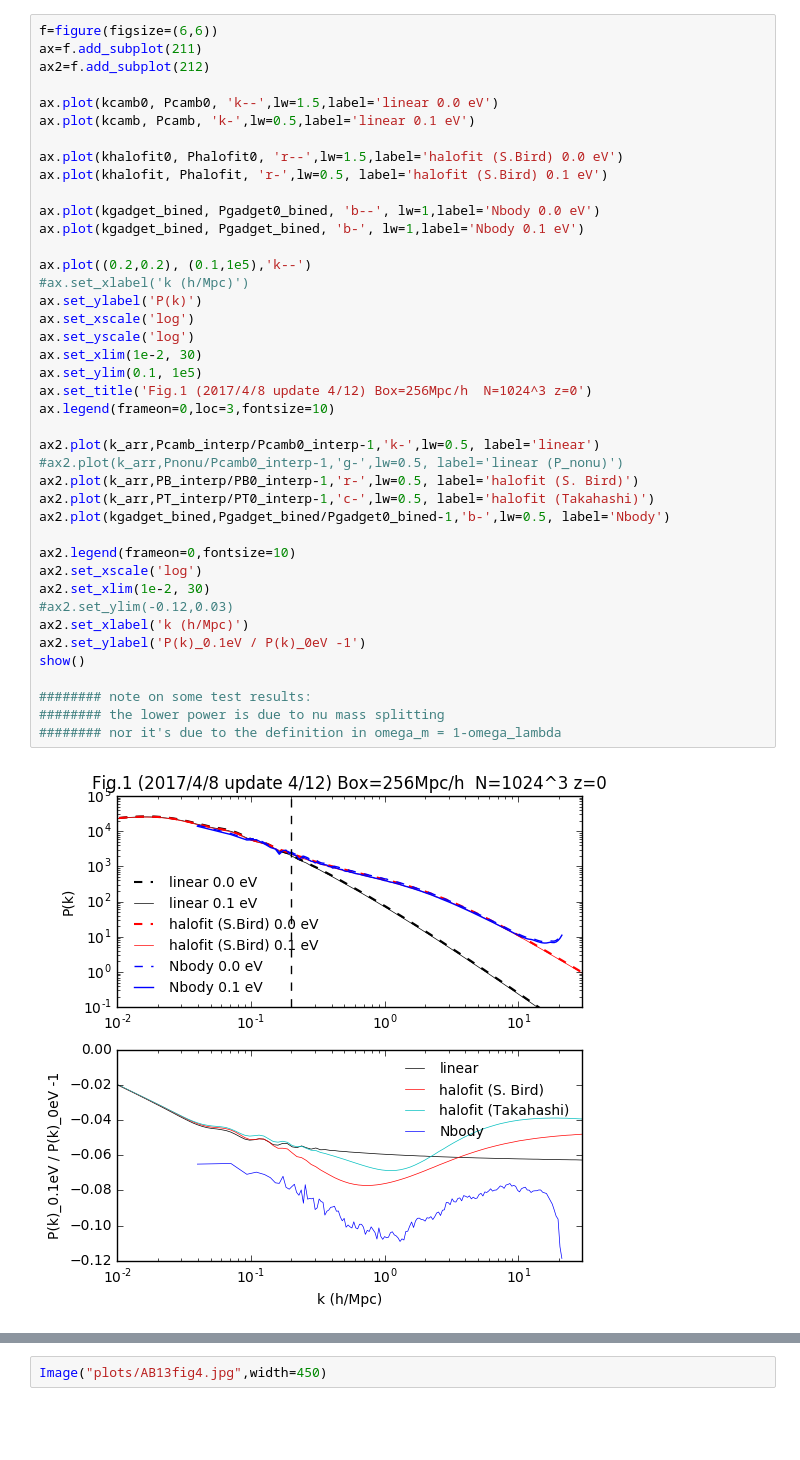
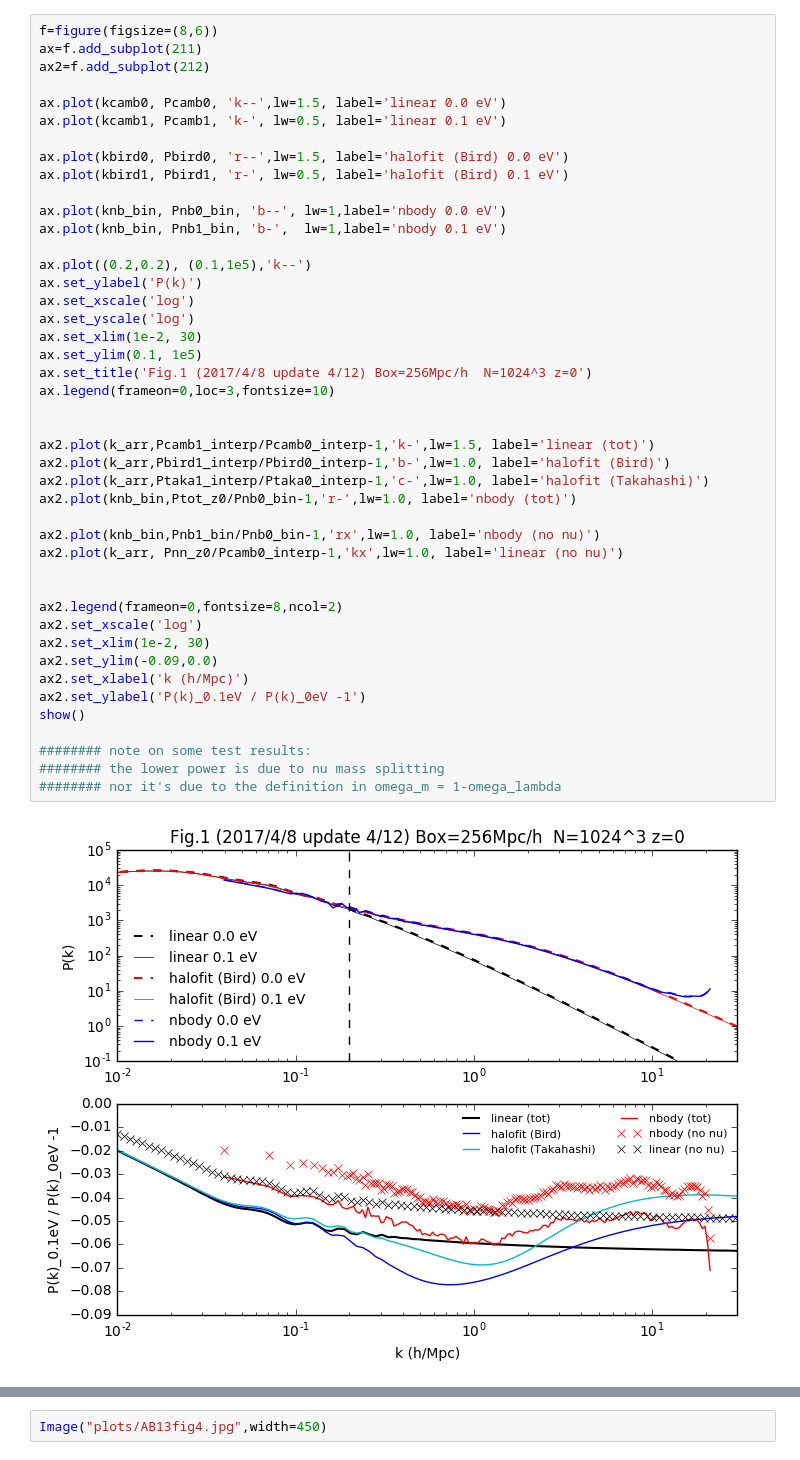
Before and after one commit to liuxx479/neutrino-batch, a Jupyter notebook: plot-matterps.ipynb, the cells around one changed output, grey strips where cells are left out. Cells and saved outputs as stored; diff of their text form; blank space fills up the shorter version.

```diff
--- a/plot-matterps.ipynb
+++ b/plot-matterps.ipynb
@@ -101,43 +109,46 @@ show()
 # %%
-f=figure(figsize=(6,6))
+f=figure(figsize=(8,6))
 ax=f.add_subplot(211)
 ax2=f.add_subplot(212)
 
-ax.plot(kcamb0, Pcamb0, 'k--',lw=1.5,label='linear 0.0 eV')
-ax.plot(kcamb, Pcamb, 'k-',lw=0.5,label='linear 0.1 eV')
+ax.plot(kcamb0, Pcamb0, 'k--',lw=1.5, label='linear 0.0 eV')
+ax.plot(kcamb1, Pcamb1, 'k-', lw=0.5, label='linear 0.1 eV')
 
-ax.plot(khalofit0, Phalofit0, 'r--',lw=1.5,label='halofit (S.Bird) 0.0 eV')
-ax.plot(khalofit, Phalofit, 'r-',lw=0.5, label='halofit (S.Bird) 0.1 eV')
+ax.plot(kbird0, Pbird0, 'r--',lw=1.5, label='halofit (Bird) 0.0 eV')
+ax.plot(kbird1, Pbird1, 'r-', lw=0.5, label='halofit (Bird) 0.1 eV')
 
-ax.plot(kgadget_bined, Pgadget0_bined, 'b--', lw=1,label='Nbody 0.0 eV')
-ax.plot(kgadget_bined, Pgadget_bined, 'b-', lw=1,label='Nbody 0.1 eV')
+ax.plot(knb_bin, Pnb0_bin, 'b--', lw=1,label='nbody 0.0 eV')
+ax.plot(knb_bin, Pnb1_bin, 'b-',  lw=1,label='nbody 0.1 eV')
 
 ax.plot((0.2,0.2), (0.1,1e5),'k--')
-#ax.set_xlabel('k (h/Mpc)')
 ax.set_ylabel('P(k)')
 ax.set_xscale('log')
 ax.set_yscale('log')
 ax.set_xlim(1e-2, 30)
 ax.set_ylim(0.1, 1e5)
 ax.set_title('Fig.1 (2017/4/8 update 4/12) Box=256Mpc/h  N=1024^3 z=0')
 ax.legend(frameon=0,loc=3,fontsize=10)
 
-ax2.plot(k_arr,Pcamb_interp/Pcamb0_interp-1,'k-',lw=0.5, label='linear')
-#ax2.plot(k_arr,Pnonu/Pcamb0_interp-1,'g-',lw=0.5, label='linear (P_nonu)')
-ax2.plot(k_arr,PB_interp/PB0_interp-1,'r-',lw=0.5, label='halofit (S. Bird)')
-ax2.plot(k_arr,PT_interp/PT0_interp-1,'c-',lw=0.5, label='halofit (Takahashi)')
-ax2.plot(kgadget_bined,Pgadget_bined/Pgadget0_bined-1,'b-',lw=0.5, label='Nbody')
 
-ax2.legend(frameon=0,fontsize=10)
+ax2.plot(k_arr,Pcamb1_interp/Pcamb0_interp-1,'k-',lw=1.5, label='linear (tot)')
+ax2.plot(k_arr,Pbird1_interp/Pbird0_interp-1,'b-',lw=1.0, label='halofit (Bird)')
+ax2.plot(k_arr,Ptaka1_interp/Ptaka0_interp-1,'c-',lw=1.0, label='halofit (Takahashi)')
+ax2.plot(knb_bin,Ptot_z0/Pnb0_bin-1,'r-',lw=1.0, label='nbody (tot)')
+
+ax2.plot(knb_bin,Pnb1_bin/Pnb0_bin-1,'rx',lw=1.0, label='nbody (no nu)')
+ax2.plot(k_arr, Pnn_z0/Pcamb0_interp-1,'kx',lw=1.0, label='linear (no nu)')
+
+
+ax2.legend(frameon=0,fontsize=8,ncol=2)
 ax2.set_xscale('log')
 ax2.set_xlim(1e-2, 30)
-#ax2.set_ylim(-0.12,0.03)
+ax2.set_ylim(-0.09,0.0)
 ax2.set_xlabel('k (h/Mpc)')
 ax2.set_ylabel('P(k)_0.1eV / P(k)_0eV -1')
 show()
 
 ######## note on some test results:
 ######## the lower power is due to nu mass splitting
 ######## nor it's due to the definition in omega_m = 1-omega_lambda
 # %% [output]
-[figure, old version]
+[figure, new version]
```
Also changed, not shown: parts of 8 cells of this notebook, 1 other file.
